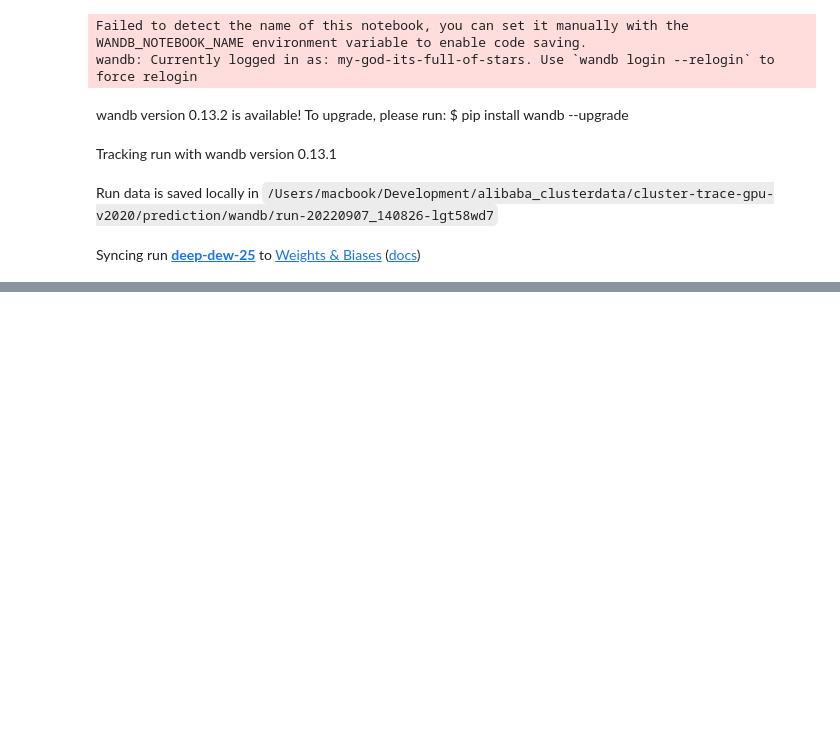
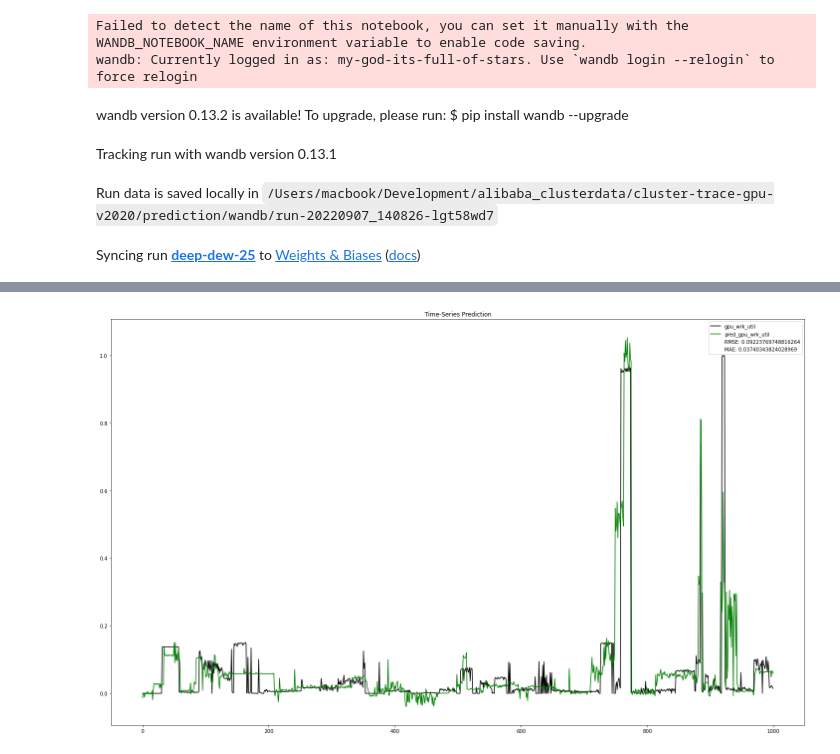
Before and after one commit to MyGodItsFull0fStars/alibaba_clusterdata, a Jupyter notebook: cluster-trace-gpu-v2020/prediction/lstm_general_prediction.ipynb, the cells around one changed output, grey strips where cells are left out. Saved outputs shown, nothing was run; the diff lists cells and outputs as text; code cells hidden in the pictures; blank space fills up the shorter version.

```diff
--- a/cluster-trace-gpu-v2020/prediction/lstm_general_prediction.ipynb
+++ b/cluster-trace-gpu-v2020/prediction/lstm_general_prediction.ipynb
@@ -135,0 +216,4 @@ for epoch in range(num_epochs):
+# %%
+plot_column(column_number=1)
+# %% [output]
+[figure, added]
```
Also changed, not shown: parts of 18 cells of this notebook.
